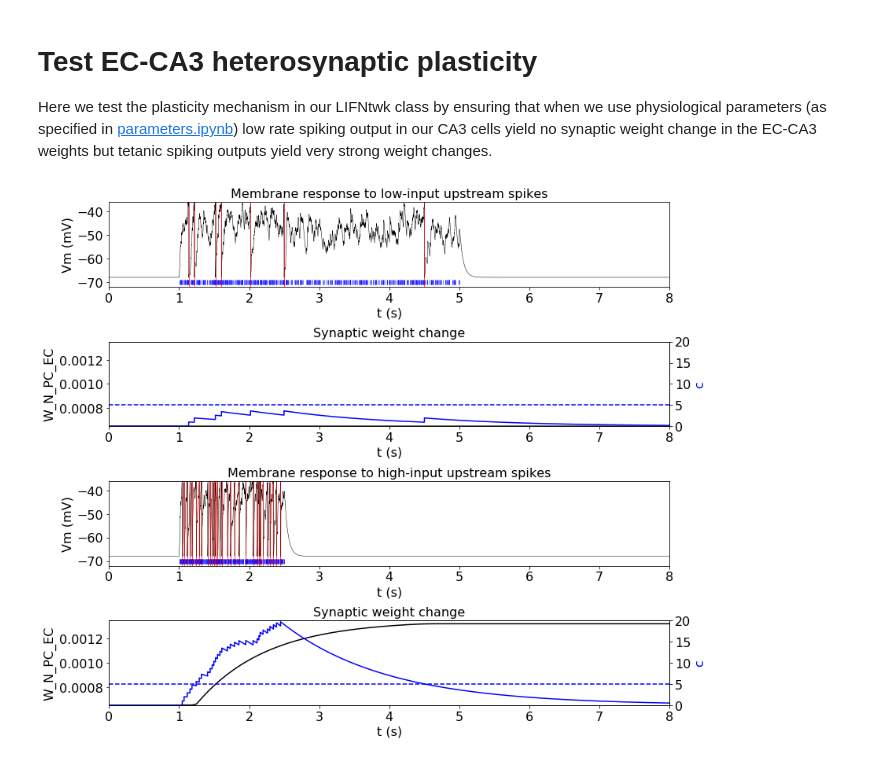
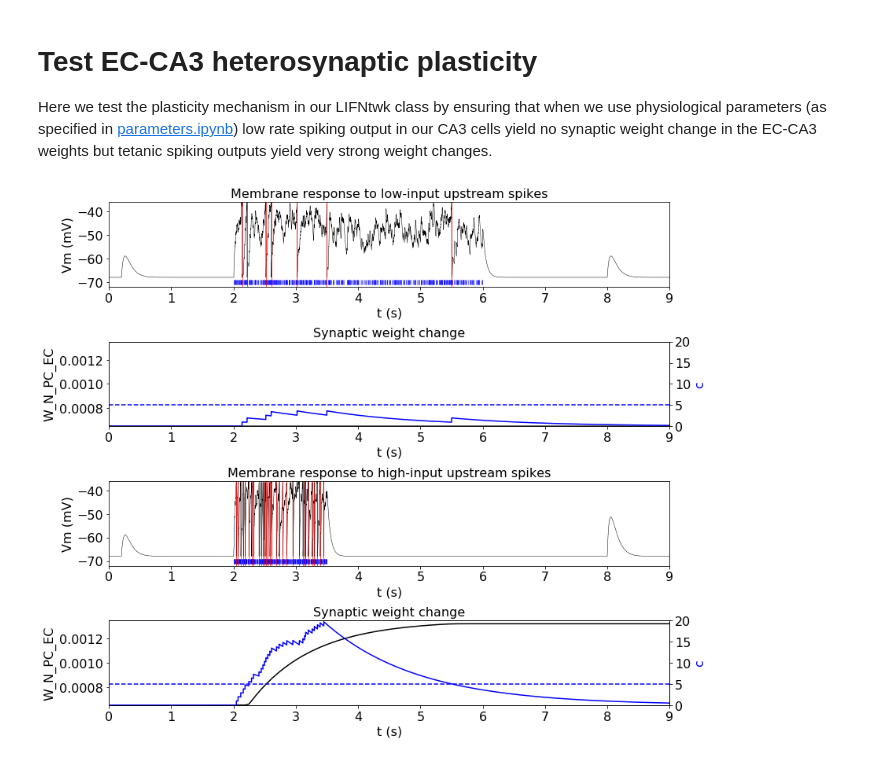
Before and after one commit to rkp8000/network_replay, a Jupyter notebook: test_plasticity.ipynb, the cells around one changed output. Saved outputs shown, nothing was run; the diff lists cells and outputs as text; code cells hidden in the pictures.

Commit message:
Test ntwk using varying data storage options.

```diff
--- a/test_plasticity.ipynb
+++ b/test_plasticity.ipynb
@@ -5,7 +5,6 @@ Here we test the plasticity mechanism in our LIFNtwk class by ensuring that when
 # %%
 %reset -f
 %matplotlib inline
-import pdb
 import matplotlib.pyplot as plt
 import numpy as np
 
@@ -17,11 +16,13 @@ import PARAMETERS as P
 R_PL_LOW = 150
 R_PL_HIGH = 350
 
-DUR = 8
-SPKS_UP_LOW_START = 1
-SPKS_UP_LOW_END = 5
-SPKS_UP_HIGH_START = 1
-SPKS_UP_HIGH_END = 2.5
+DUR = 9
+SPKS_UP_LOW_START = 2
+SPKS_UP_LOW_END = 6
+SPKS_UP_HIGH_START = 2
+SPKS_UP_HIGH_END = 3.5
+W_N_PC_EC_TEST_BEFORE = 0.2
+W_N_PC_EC_TEST_AFTER = 8
 
 
 np.random.seed(0)
@@ -38,6 +39,10 @@ spks_up[spks_up_low_mask, 0] = np.random.poisson(R_PL_LOW*P.DT, spks_up_low_mask
 # provide high rate to second PC (inp 2)
 spks_up_high_mask = (ts >= SPKS_UP_HIGH_START) & (ts < SPKS_UP_HIGH_END)
 spks_up[spks_up_high_mask, 2] = np.random.poisson(R_PL_HIGH*P.DT, spks_up_high_mask.sum())
+
+# provide test EC-->PC spks to measure EPSP strength
+spks_up[int(W_N_PC_EC_TEST_BEFORE/P.DT), 1] = 5
+spks_up[int(W_N_PC_EC_TEST_AFTER/P.DT), 1] = 5
 
 # make synaptic weight matrices
 ws_rcr = {
@@ -67,7 +72,7 @@ plasticity = {
 
 # make ntwk
 ES_SYN = {'AMPA': P.E_A, 'NMDA': P.E_N}
-TS_SYN = {'AMPA': P.T_A, 'NMDA': P.T_A}
+TS_SYN = {'AMPA': P.T_A, 'NMDA': P.T_N}
 
 ntwk = LIFNtwk(
     t_m=np.repeat(P.T_M_PC, 2),
@@ -136,31 +141,31 @@ for t_spk_out in resp.spks[:, 1].nonzero()[0] * P.DT:
 axs[2].set_xlim(ts[0], ts[-1])
 axs[2].set_ylim(-72, 1000 * P.V_TH_PC)
 axs[2].set_xlabel('t (s)')
 axs[2].set_ylabel('Vm (mV)')
 axs[2].set_title('Membrane response to high-input upstream spikes')
 
 # high-input synaptic weight time-series
 axs[3].plot(ts, resp.ws_plastic['NMDA'][:, 1], color='k')
 
 axs[3].set_xlim(ts[0], ts[-1])
 axs[3].set_ylim(P.W_N_PC_EC_I, P.W_N_PC_EC_F)
 
 axs[3].set_xlabel('t (s)')
 axs[3].set_ylabel('W_N_PC_EC')
 axs[3].set_title('Synaptic weight change')
 
 # spk-ctr auxiliary variable
 axs_twin.append(axs[3].twinx())
 axs_twin[1].plot(ts, resp.cs[:, 1], color='b')
 axs_twin[1].axhline(P.C_S, color='b', ls='--')
 axs_twin[1].set_ylim(0, 4*P.C_S)
 axs_twin[1].set_ylabel('c', color='b')
 
 for ax in list(axs) + axs_twin:
     plot.set_font_size(ax, 16)
 
 # make sure no AMPA weights but both NMDA weights have been updated
 assert resp.ws_plastic['AMPA'].shape == (len(ts), 0)
 assert resp.ws_plastic['NMDA'].shape == (len(ts), 2)
 # %% [output]
-[figure, old version]
+[figure, new version]
```
Also changed, not shown: parts of 4 cells of this notebook, 1 other file.
